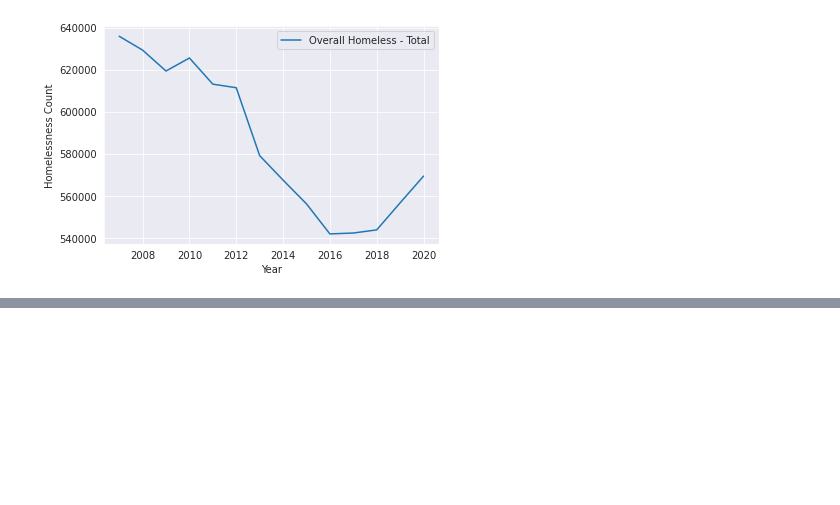
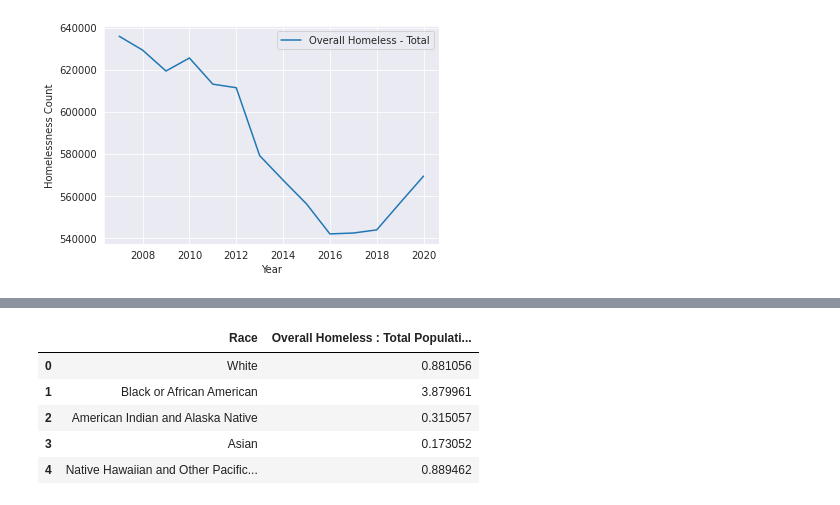
Before and after one commit to Jenniarlet/homeless_project, a Jupyter notebook: notebooks/homelessness_demographic_timeline_viz.ipynb, the cells around one changed output, grey strips where cells are left out. Saved outputs shown, nothing was run; the diff lists cells and outputs as text; code cells hidden in the pictures; blank space fills up the shorter version.

```diff
--- a/notebooks/homelessness_demographic_timeline_viz.ipynb
+++ b/notebooks/homelessness_demographic_timeline_viz.ipynb
@@ -158,0 +194,10 @@ create_bplot(race[4:], 'Overall Homeless', 'Overall Homeless by race', palette='
+# %%
+homeless_total_popu['Overall Homeless : Total Population(%)'] = (homeless_total_popu['Overall Homeless'] / homeless_total_popu['total_in_combination']) * 100
+homeless_total_popu[['Race','Overall Homeless : Total Population(%)' ]]
+# %% [output]
+|  | Race | Overall Homeless : Total Populati... |
+| 0 | White | 0.881056 |
+| 1 | Black or African American | 3.879961 |
+| 2 | American Indian and Alaska Native | 0.315057 |
+| 3 | Asian | 0.173052 |
+| 4 | Native Hawaiian and Other Pacific... | 0.889462 |
```
Also changed, not shown: parts of 5 cells of this notebook, 1 other file.
